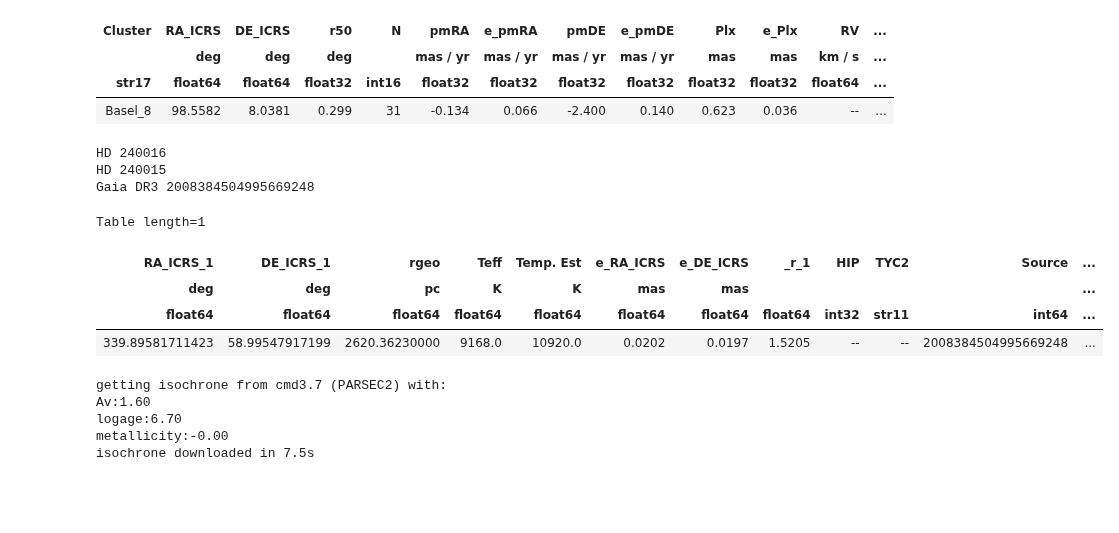
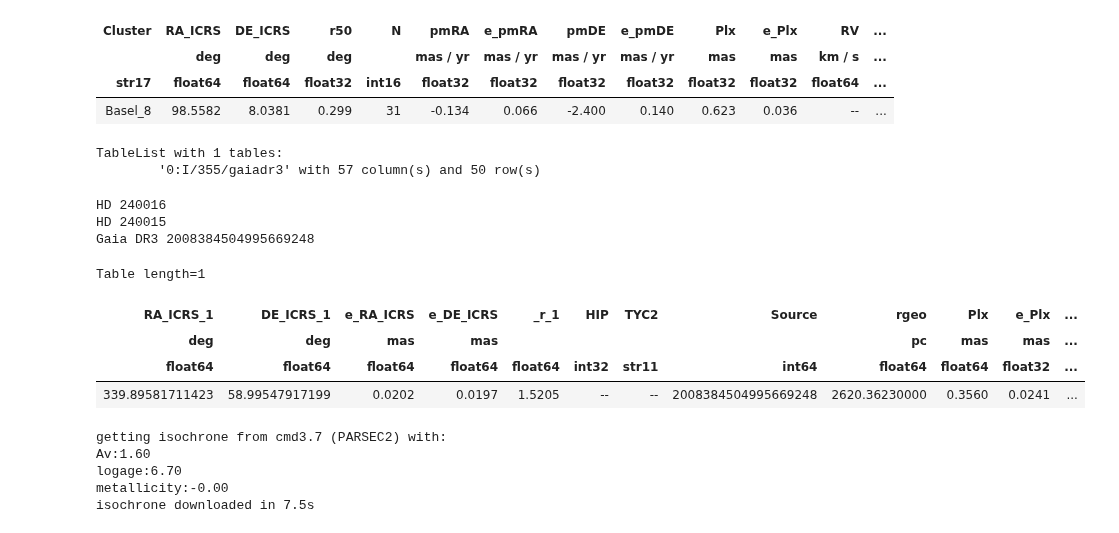
Before and after one commit to surodeep26/Runaway-Stars, a Jupyter notebook: v16.ipynb, the cells around one changed output. Drawn from its saved outputs; the diff is of its cells as text; code cells hidden in the pictures; blank space fills up the shorter version.

```diff
--- a/v16.ipynb
+++ b/v16.ipynb
@@ -17,6 +17,11 @@ Table length=1
 | Basel_8 | 98.5582 | 8.0381 | 0.299 | 31 | -0.134 | 0.066 | -2.400 | 0.140 | 0.623 | 0.036 | -- | ... |
 # %%
 Simbad.query_object(star)
+# %%
+Vizier(catalog="I/355/gaiadr3").query_object("Gaia DR3 2008384504995669248")
+# %% [output]
+TableList with 1 tables:
+        '0:I/355/gaiadr3' with 57 column(s) and 50 row(s)
 # %%
 obs = config['observed_stars']['Berkeley_97']
 
@@ -28,13 +33,13 @@ HD 240015
 Gaia DR3 2008384504995669248
 # %%
 cl = Cluster("Berkeley_97")
-cl.runaways()
+cl.stars_in_region(2008384504995669248)
 # %% [output]
 Table length=1
-| RA_ICRS_1 | DE_ICRS_1 | rgeo | Teff | Temp. Est | e_RA_ICRS | e_DE_ICRS | _r_1 | HIP | TYC2 | Source | ... |
-| deg | deg | pc | K | K | mas | mas |  |  |  |  | ... |
-| float64 | float64 | float64 | float64 | float64 | float64 | float64 | float64 | int32 | str11 | int64 | ... |
-| 339.89581711423 | 58.99547917199 | 2620.36230000 | 9168.0 | 10920.0 | 0.0202 | 0.0197 | 1.5205 | -- | -- | 2008384504995669248 | ... |
+| RA_ICRS_1 | DE_ICRS_1 | e_RA_ICRS | e_DE_ICRS | _r_1 | HIP | TYC2 | Source | rgeo | Plx | e_Plx | ... |
+| deg | deg | mas | mas |  |  |  |  | pc | mas | mas | ... |
+| float64 | float64 | float64 | float64 | float64 | int32 | str11 | int64 | float64 | float64 | float32 | ... |
+| 339.89581711423 | 58.99547917199 | 0.0202 | 0.0197 | 1.5205 | -- | -- | 2008384504995669248 | 2620.36230000 | 0.3560 | 0.0241 | ... |
 # %%
 cl = Cluster("IC_1396")
 # np.count_nonzero(~cl.stars_in_region()['RV'].mask)
```
Also changed, not shown: 1 other file.
